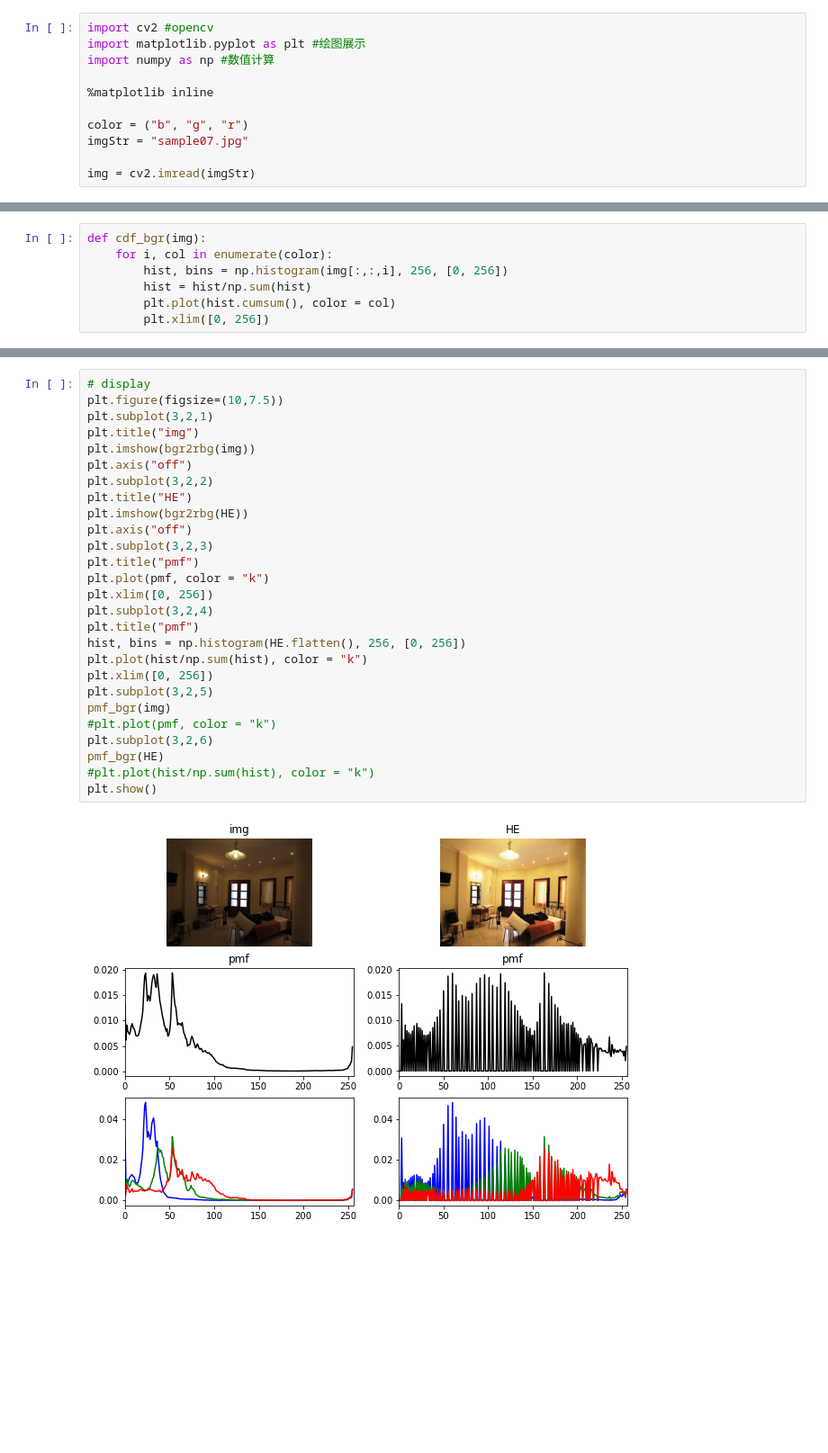
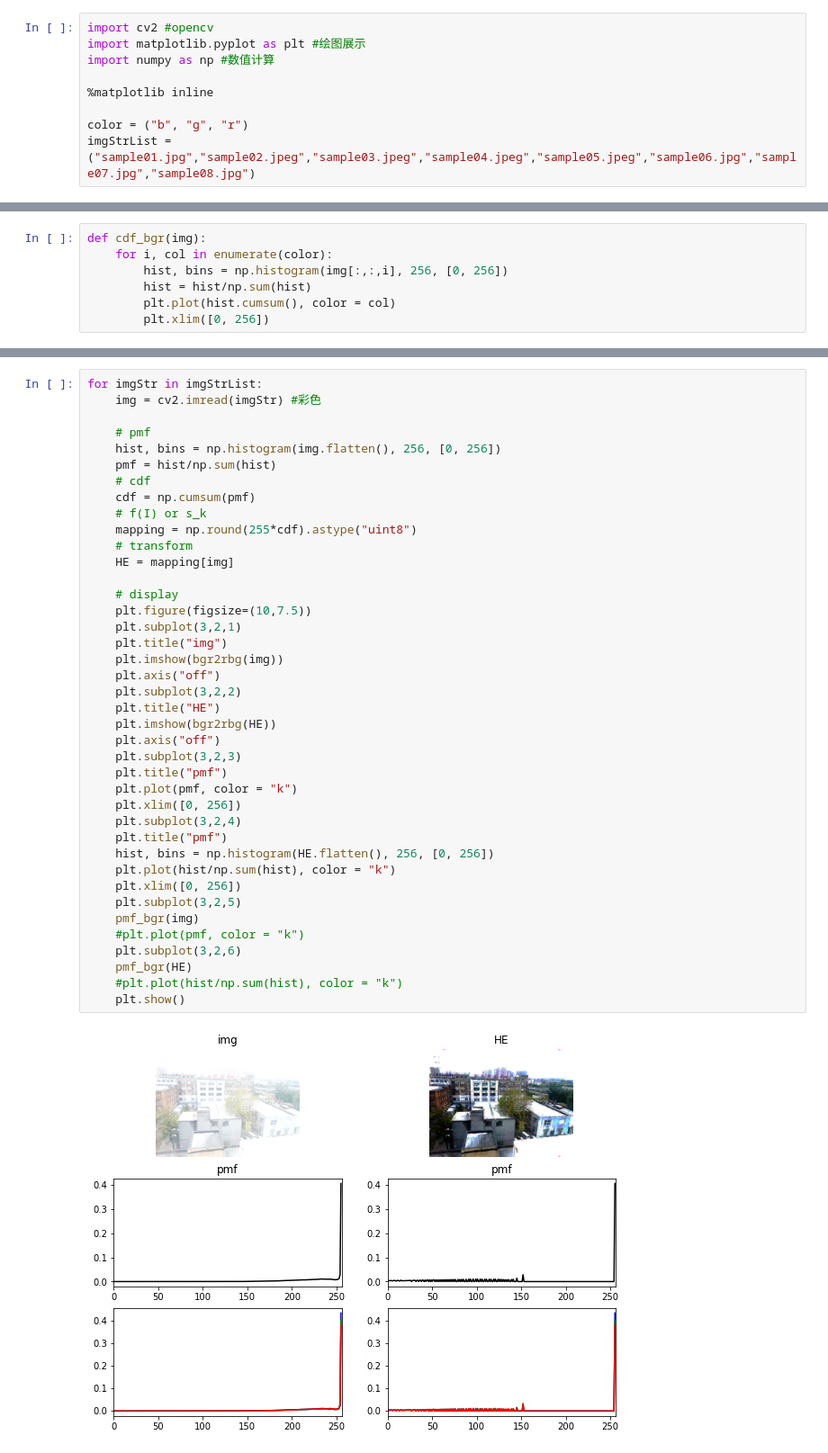
Before and after one commit to yklInverted/AI6121-CV-HistogramEqualization, a Jupyter notebook: HE_paper.ipynb, the cells around one changed output, grey strips where cells are left out. Shown at 90% size. Cells and saved outputs as stored; diff of their text form; blank space fills up the shorter version.

```diff
--- a/HE_paper.ipynb
+++ b/HE_paper.ipynb
@@ -6,9 +6,7 @@ import numpy as np #数值计算
 %matplotlib inline
 
 color = ("b", "g", "r")
-imgStr = "sample07.jpg"
-
-img = cv2.imread(imgStr)
+imgStrList = ("sample01.jpg","sample02.jpeg","sample03.jpeg","sample04.jpeg","sample05.jpeg","sample06.jpg","sample07.jpg","sample08.jpg")
 # %%
 def bgr2rbg(img):
     result = img.copy()
@@ -42,29 +30,42 @@ HE = mapping[img]
 # %%
-# display
-plt.figure(figsize=(10,7.5))
-plt.subplot(3,2,1)
-plt.title("img")
-plt.imshow(bgr2rbg(img))
-plt.axis("off")
-plt.subplot(3,2,2)
-plt.title("HE")
-plt.imshow(bgr2rbg(HE))
-plt.axis("off")
-plt.subplot(3,2,3)
-plt.title("pmf")
-plt.plot(pmf, color = "k")
-plt.xlim([0, 256])
-plt.subplot(3,2,4)
-plt.title("pmf")
-hist, bins = np.histogram(HE.flatten(), 256, [0, 256])
-plt.plot(hist/np.sum(hist), color = "k")
-plt.xlim([0, 256])
-plt.subplot(3,2,5)
-pmf_bgr(img)
-#plt.plot(pmf, color = "k")
-plt.subplot(3,2,6)
-pmf_bgr(HE)
-#plt.plot(hist/np.sum(hist), color = "k")
-plt.show()
+for imgStr in imgStrList:
+    img = cv2.imread(imgStr) #彩色
+
+    # pmf
+    hist, bins = np.histogram(img.flatten(), 256, [0, 256])
+    pmf = hist/np.sum(hist)
+    # cdf
+    cdf = np.cumsum(pmf)
+    # f(I) or s_k
+    mapping = np.round(255*cdf).astype("uint8")
+    # transform
+    HE = mapping[img]
+
+    # display
+    plt.figure(figsize=(10,7.5))
+    plt.subplot(3,2,1)
+    plt.title("img")
+    plt.imshow(bgr2rbg(img))
+    plt.axis("off")
+    plt.subplot(3,2,2)
+    plt.title("HE")
+    plt.imshow(bgr2rbg(HE))
+    plt.axis("off")
+    plt.subplot(3,2,3)
+    plt.title("pmf")
+    plt.plot(pmf, color = "k")
+    plt.xlim([0, 256])
+    plt.subplot(3,2,4)
+    plt.title("pmf")
+    hist, bins = np.histogram(HE.flatten(), 256, [0, 256])
+    plt.plot(hist/np.sum(hist), color = "k")
+    plt.xlim([0, 256])
+    plt.subplot(3,2,5)
+    pmf_bgr(img)
+    #plt.plot(pmf, color = "k")
+    plt.subplot(3,2,6)
+    pmf_bgr(HE)
+    #plt.plot(hist/np.sum(hist), color = "k")
+    plt.show()
 # %% [output]
-[figure, old version]
+[figure, new version]
```
Also changed, not shown: parts of 3 cells of this notebook.
